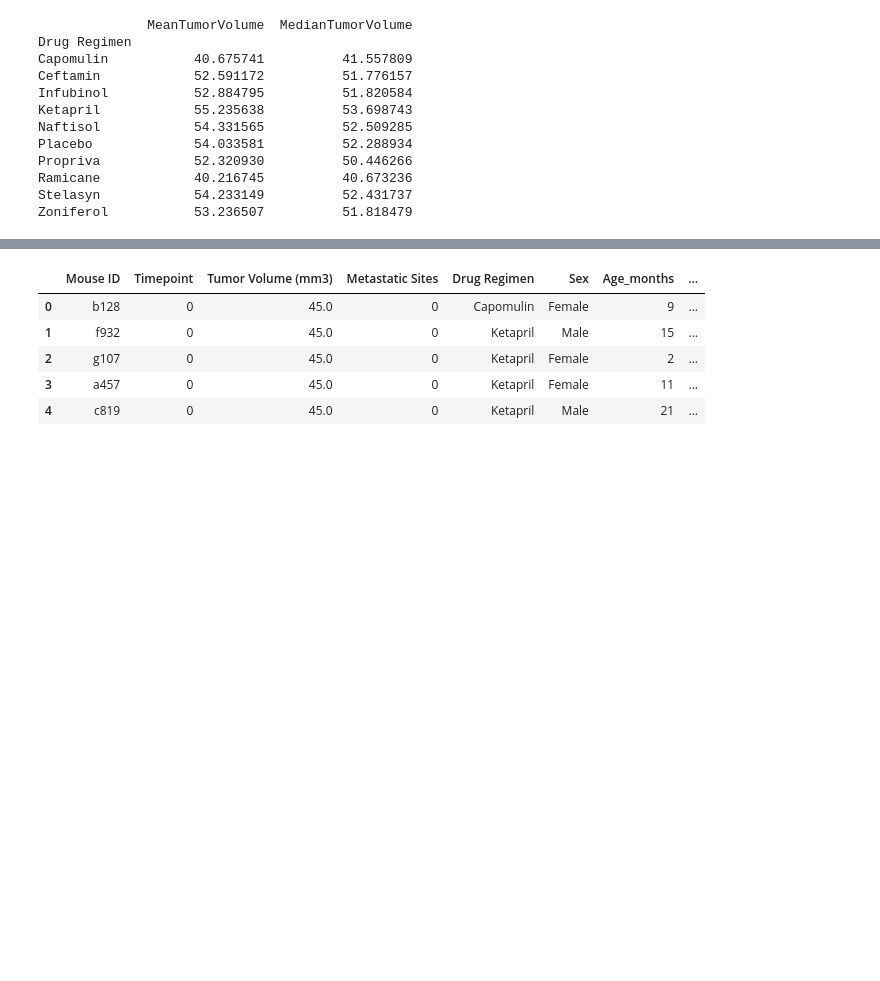
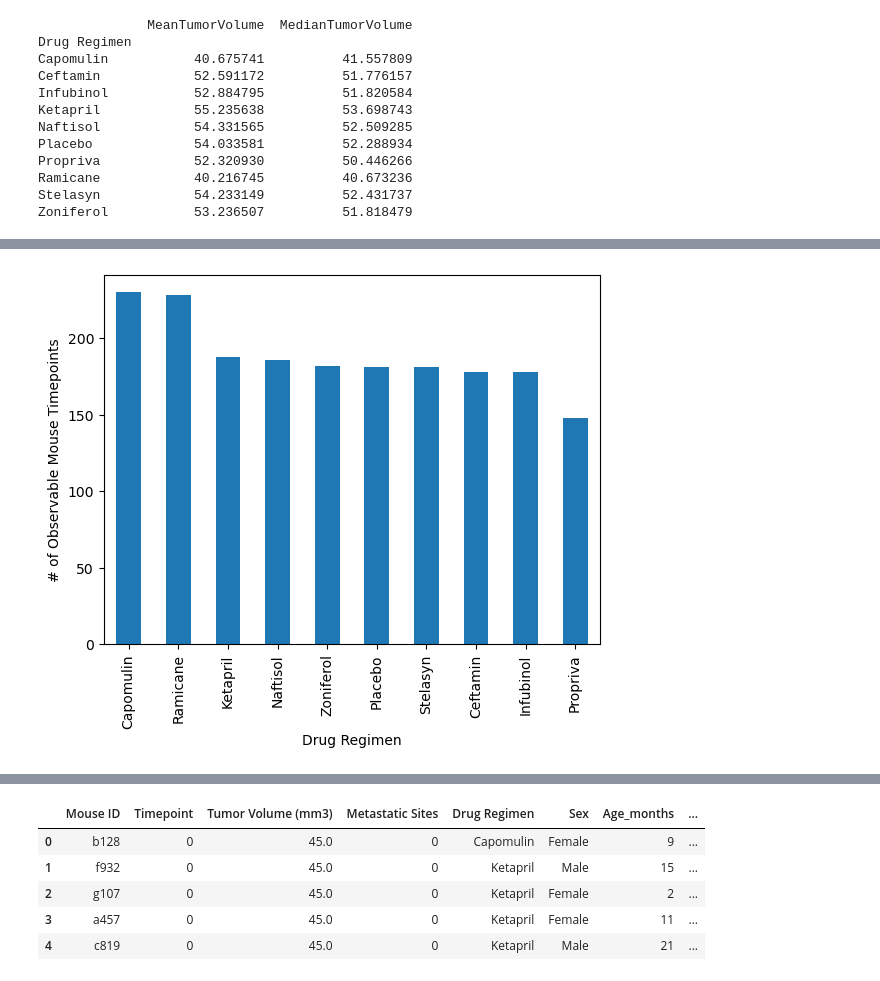
Before and after one commit to MarkOlsonMN/matplotlib-challenge, a Jupyter notebook: Pymaceuticals/Pymaceuticals_Jupyter_Notebook.ipynb, the cells around one changed output, grey strips where cells are left out. Saved outputs shown, nothing was run; the diff lists cells and outputs as text; code cells hidden in the pictures; blank space fills up the shorter version.

Commit message:
partial assignment save point 2 - added bar and pie charts

```diff
--- a/Pymaceuticals/Pymaceuticals_Jupyter_Notebook.ipynb
+++ b/Pymaceuticals/Pymaceuticals_Jupyter_Notebook.ipynb
@@ -330,0 +297,12 @@ Zoniferol           53.236507          51.818479
+# %%
+# Generate a bar plot showing the total number of rows (Mouse ID/Timepoints) for each drug regimen using Pandas.
+
+# # Group by "Drug Regimen", "Mouse ID", and "Timepoint" and count the number of occurrences
+# rows_count_per_regimen = clean_df.groupby(["Drug Regimen", "Mouse ID", "Timepoint"]).size()
+# print( "rows_count_per_regimen: " + str(type(rows_count_per_regimen)) )
+# print(rows_count_per_regimen)
+
+# Group by "Drug Regimen", "Mouse ID", and "Timepoint" and count the number of occurrences
+regimen_mouse_time_groups_series = clean_df.groupby(["Drug Regimen", "Mouse ID", "Timepoint"]).size()
+print( "regimen_mouse_time_groups_series: " + str(type(regimen_mouse_time_groups_series)) )
+print(regimen_mouse_time_groups_series)
@@ -330,0 +324,11 @@ Zoniferol           53.236507          51.818479
+# %%
+# # Group by "Drug Regimen" and sum the counts for each unique combination of "Mouse ID" and "Timepoint"
+# total_rows_per_regimen = rows_count_per_regimen.groupby("Drug Regimen").sum()
+# print( "total_rows_per_regimen: " + str(type(total_rows_per_regimen)) )    # total_rows_per_regimen: <class 'pandas.core.series.Series'>
+# print(total_rows_per_regimen)
+
+# Group by "Drug Regimen" and sum the counts for each unique combination of "Mouse ID" and "Timepoint"
+regimen_observations_totals_series = regimen_mouse_time_groups_series.groupby("Drug Regimen").sum()
+
+print( "regimen_observations_totals_series: " + str(type(regimen_observations_totals_series)) )    # total_rows_per_regimen: <class 'pandas.core.series.Series'>
+print(regimen_observations_totals_series)
@@ -330,0 +349,4 @@ Zoniferol           53.236507          51.818479
+# %%
+sorted_regimen_observations_totals_series = regimen_observations_totals_series.sort_values(ascending=False)
+
+print(sorted_regimen_observations_totals_series)
@@ -330,0 +366,16 @@ Zoniferol           53.236507          51.818479
+# %%
+
+# Create a DataFrame from the Series for plotting
+regimen_observations_df = pd.DataFrame({'values': sorted_regimen_observations_totals_series})
+
+# Plot the DataFrame as a bar plot using Pandas
+ax = regimen_observations_df.plot(kind='bar', legend=False)
+
+# Set labels
+ax.set_xlabel("Drug Regimen")
+ax.set_ylabel("# of Observable Mouse Timepoints")
+
+# Show the plot
+plt.show()
+# %% [output]
+[figure, added]
```
Also changed, not shown: parts of 19 cells of this notebook.
